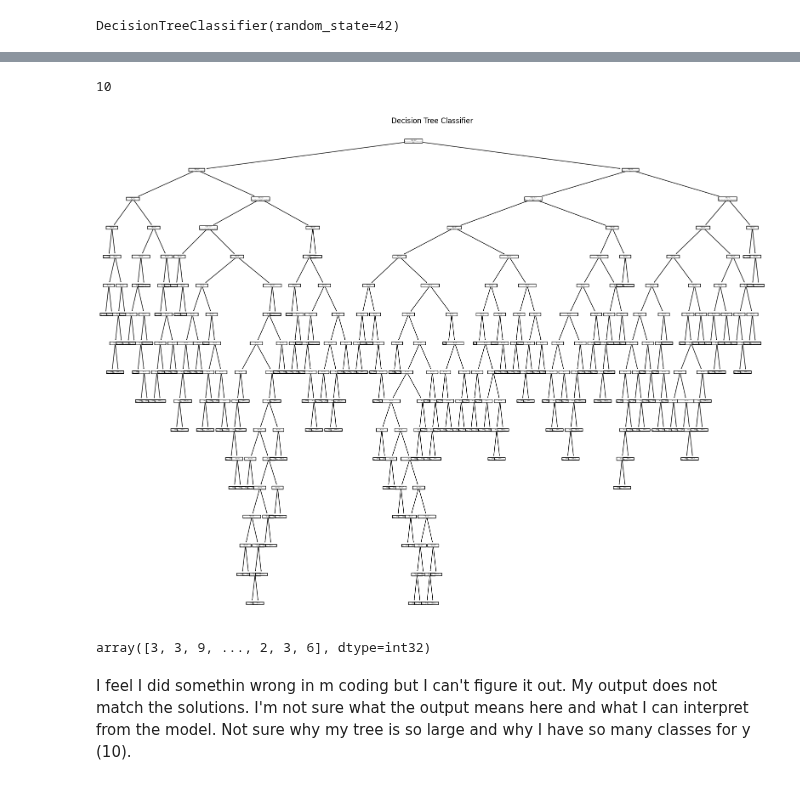
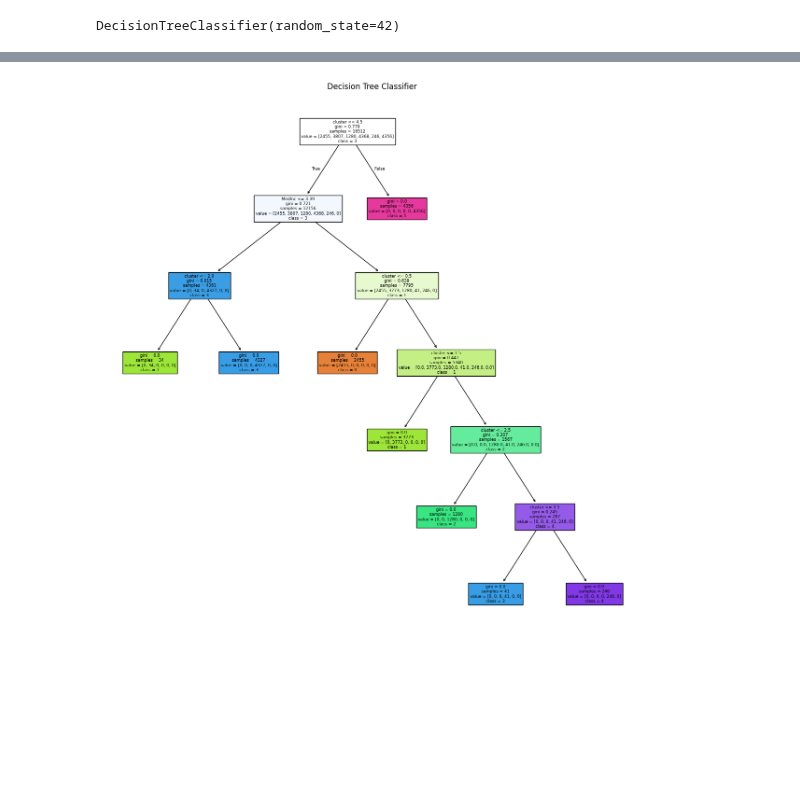
Before and after one commit to 4GeeksAcademy/fuschia-k-means-project, a Jupyter notebook: src/explore.ipynb, the cells around one changed output, grey strips where cells are left out. Drawn from its saved outputs; the diff is of its cells as text; code cells hidden in the pictures; blank space fills up the shorter version.

Commit message:
Updated Solutions

```diff
--- a/src/explore.ipynb
+++ b/src/explore.ipynb
@@ -64,7 +79,7 @@ plt.show()
 # %% [output]
 [figure]
 # %%
-# Apply K-Means with 4 clusters
-model = KMeans(n_clusters=4, random_state=42)
-model.fit(X)
+# # Apply K-Means with 4 clusters
+model = KMeans(n_clusters=6, n_init='auto', random_state=42)
+model.fit(X_train)
 # %% [output]
@@ -71,0 +87,4 @@ KMeans(n_clusters=4, random_state=42)
+# %%
+y_train = list(model.labels_)
+X_train['cluster'] = y_train
+X_train.head()
@@ -116,13 +132,0 @@ sc = ax.scatter(new_df['Longitude'], new_df['Latitude'], new_df['MedInc'], c=lab
-# %%
-#Split the model for training and test set
-
-from sklearn.model_selection import train_test_split
-
-X = new_df[['Latitude', 'Longitude', 'MedInc']]
-y = new_df['cluster']
-
-X_train, X_test, y_train, y_test = train_test_split(X, y, test_size=0.2, random_state=42)
-
-# Fit the K-Means model on the training set
-model_fit = KMeans(n_clusters=4, random_state=42)
-model_fit.fit(X_train)
@@ -133,7 +146,7 @@ KMeans(n_clusters=4, random_state=42)
 
 from sklearn.tree import DecisionTreeClassifier
 
-model = DecisionTreeClassifier(random_state = 42)
-model.fit(X_train, y_train)
+model_tree = DecisionTreeClassifier(random_state = 42)
+model_tree.fit(X_train, y_train)
 # %% [output]
 DecisionTreeClassifier(random_state=42)
@@ -170,21 +171,9 @@ weighted avg       0.99      0.99      0.99      4128
-# %%
-num_classes = len(np.unique(y))
-num_classes
-# %% [output]
-10
 # %%
 from sklearn.tree import plot_tree
 
-plt.figure(figsize=(20, 15))
-plot_tree(model, feature_names=list(X_train.columns), class_names=["0", "1", "2", "3", "4", "5", "6", "7", "8", "9"], rounded=True)
+plt.figure(figsize=(15, 15))
+plot_tree(model_tree, feature_names=list(X_train.columns), class_names=["0", "1", "2", "3", "4", "5"], filled=True)
 plt.title('Decision Tree Classifier')
 plt.show()
 # %% [output]
-[figure, old version]
+[figure, new version]
-# %%
-y_pred = model.predict(X_test)
-y_pred
-# %% [output]
-array([3, 3, 9, ..., 2, 3, 6], dtype=int32)
-# %% [markdown]
-I feel I did somethin wrong in m coding but I can't figure it out. My output does not match the solutions. I'm not sure what the output means here and what I can interpret from the model. Not sure why my tree is so large and why I have so many classes for y (10).
```
Also changed, not shown: parts of 11 cells of this notebook.
